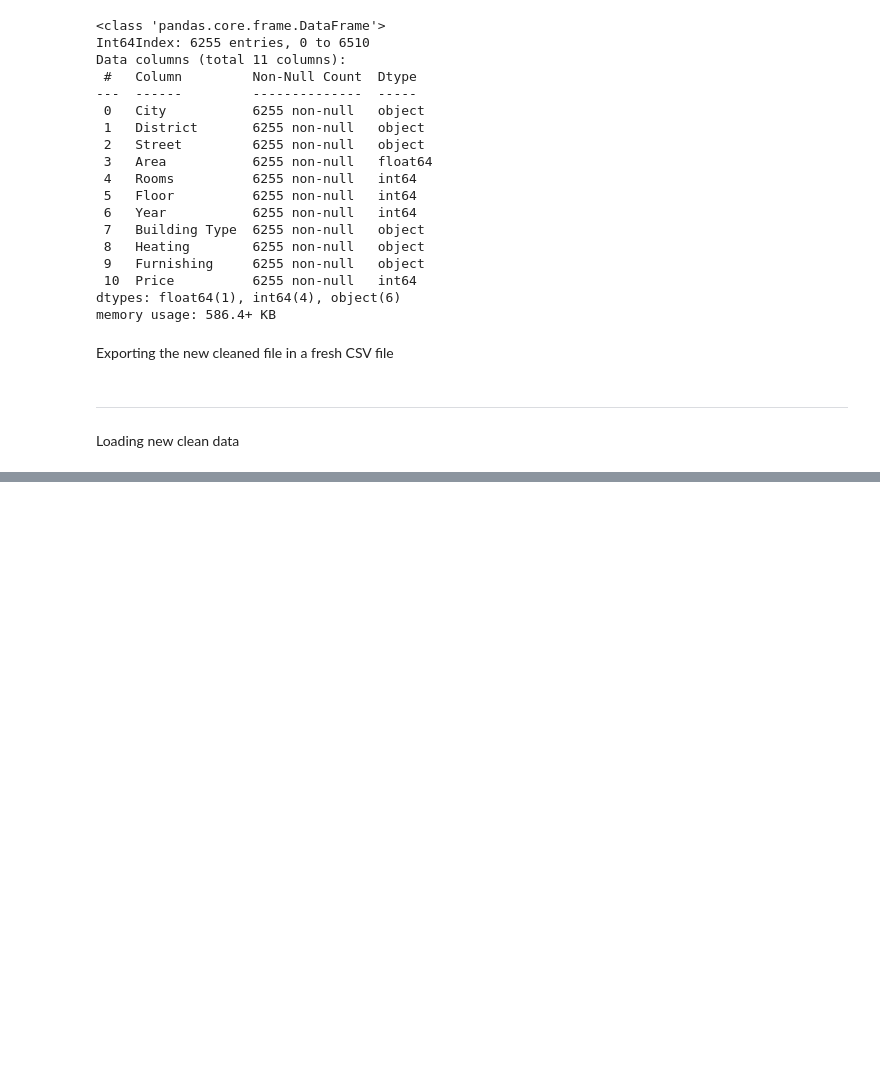
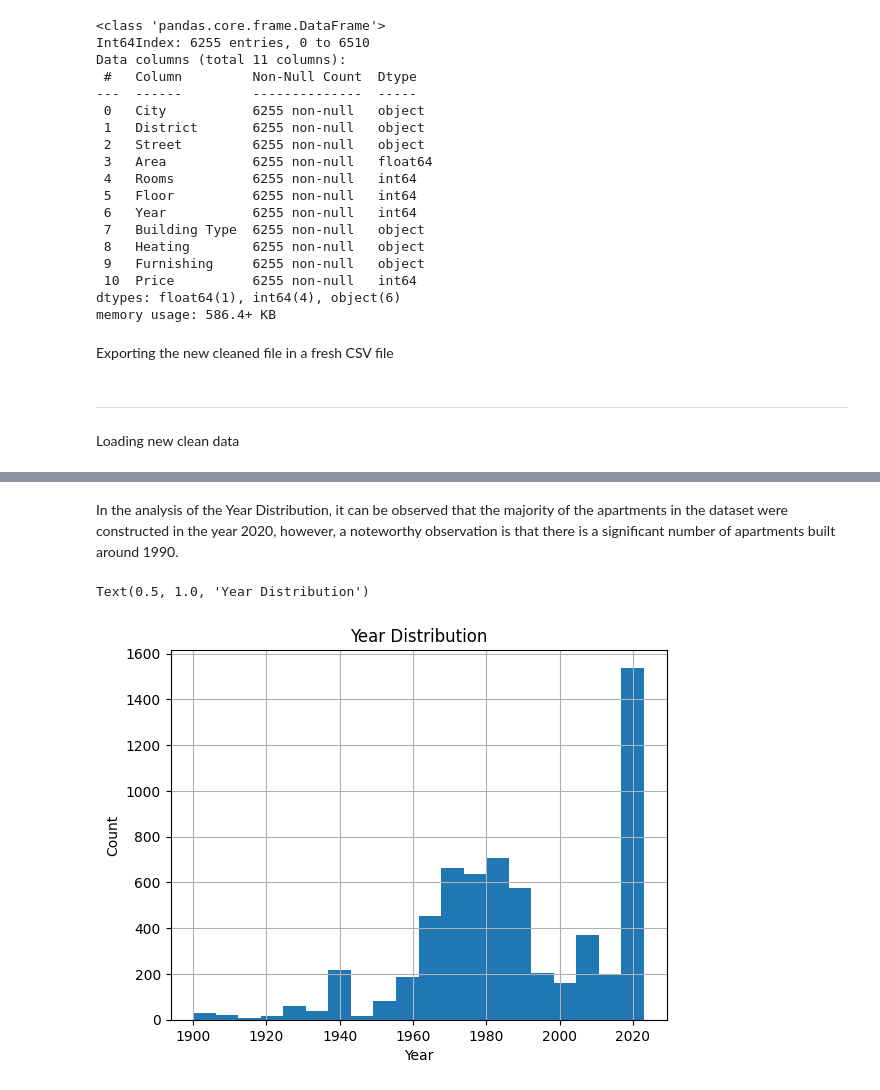
Before and after one commit to erikonasz/AruodasScrape, a Jupyter notebook: data-analysis/model.ipynb, the cells around one changed output, grey strips where cells are left out. Cells and saved outputs as stored; diff of their text form; code cells hidden in the pictures; blank space fills up the shorter version.

```diff
--- a/data-analysis/model.ipynb
+++ b/data-analysis/model.ipynb
@@ -243,0 +286,10 @@ data = pd.read_csv("apartments_clean.csv")
+# %% [markdown]
+In the analysis of the Year Distribution, it can be observed that the majority of the apartments in the dataset were constructed in the year 2020, however, a noteworthy observation is that there is a significant number of apartments built around 1990.
+# %%
+data['Year'].hist(bins=20, range=(1900, 2023))
+plt.xlabel('Year')
+plt.ylabel('Count')
+plt.title('Year Distribution')
+# %% [output]
+Text(0.5, 1.0, 'Year Distribution')
+[figure, added]
```
Also changed, not shown: parts of 23 cells of this notebook.
